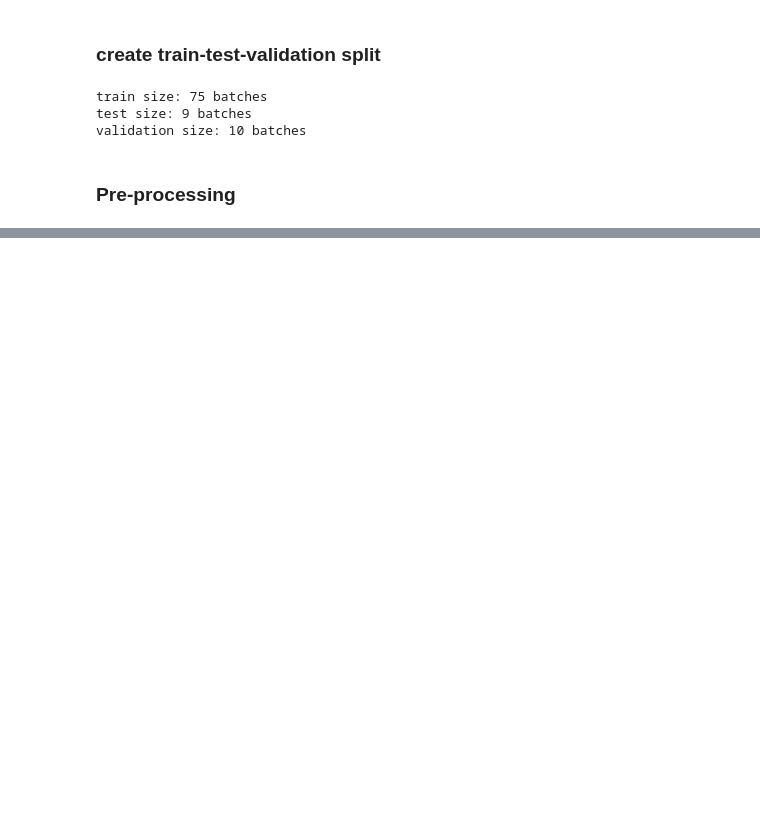
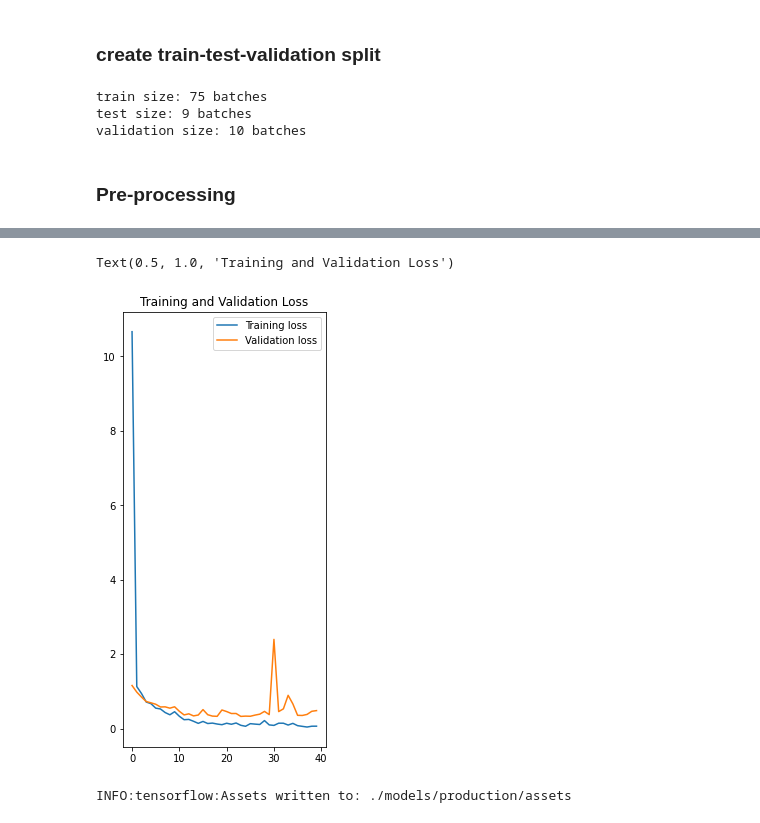
Before and after one commit to chaninder/smartwaste, a Jupyter notebook: training_model.ipynb, the cells around one changed output, grey strips where cells are left out. Saved outputs shown, nothing was run; the diff lists cells and outputs as text; code cells hidden in the pictures; blank space fills up the shorter version.

```diff
--- a/training_model.ipynb
+++ b/training_model.ipynb
@@ -262,0 +229,14 @@ INFO:tensorflow:Assets written to: ./models/production/assets
+# %%
+plt.figure(figsize=(8,8))
+plt.subplot(1,2,2)
+plt.plot(range(history.params['epochs']), loss, label='Training loss')
+plt.plot(range(history.params['epochs']), val_loss, label='Validation loss')
+plt.legend(loc='upper right')
+plt.title('Training and Validation Loss')
+# %% [output]
+Text(0.5, 1.0, 'Training and Validation Loss')
+[figure, added]
+# %%
+model.save('./models/production')
+# %% [output]
+INFO:tensorflow:Assets written to: ./models/production/assets
```
Also changed, not shown: parts of 26 cells of this notebook, 10 other files.
